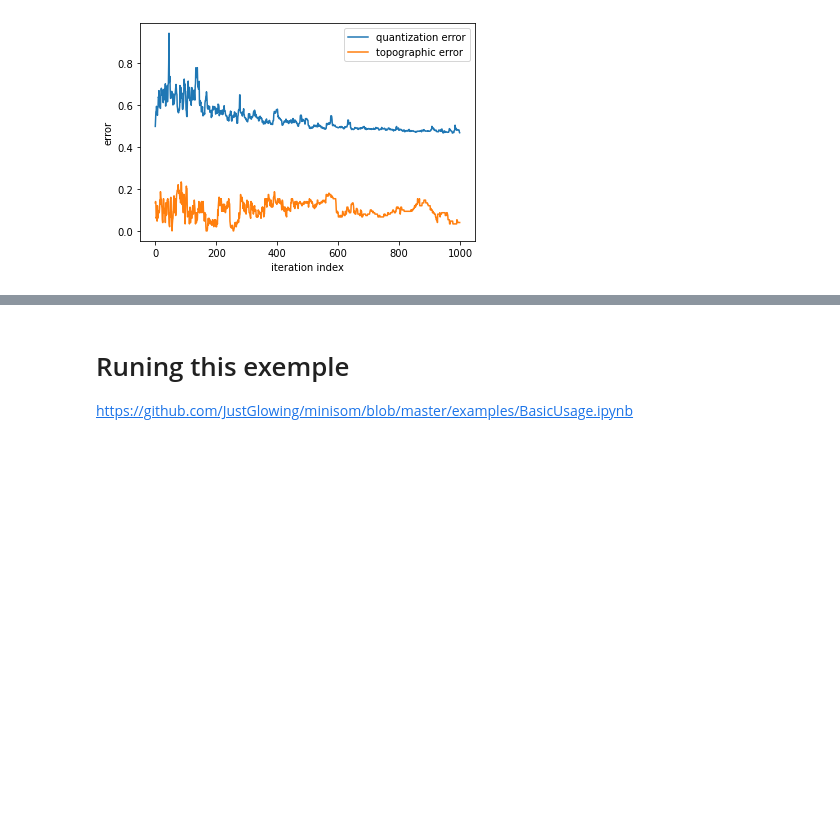
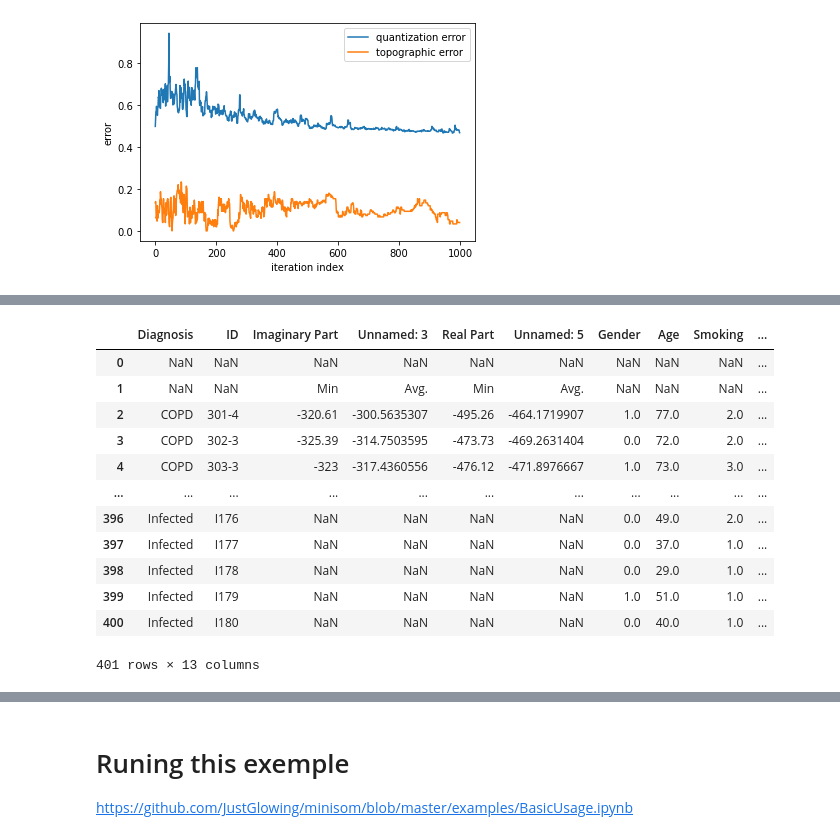
Before and after one commit to barauna-lo/Neurocomputing, a Jupyter notebook: Project_02_SOM.ipynb, the cells around one changed output, grey strips where cells are left out. Cells and saved outputs as stored; diff of their text form; code cells hidden in the pictures; blank space fills up the shorter version.

```diff
--- a/Project_02_SOM.ipynb
+++ b/Project_02_SOM.ipynb
@@ -234,0 +254,17 @@ plt.show()
+# %%
+df = pd.read_csv('Exasens.csv')
+df
+# %% [output]
+|  | Diagnosis | ID | Imaginary Part | Unnamed: 3 | Real Part | Unnamed: 5 | Gender | Age | Smoking | ... |
+| 0 | NaN | NaN | NaN | NaN | NaN | NaN | NaN | NaN | NaN | ... |
+| 1 | NaN | NaN | Min | Avg. | Min | Avg. | NaN | NaN | NaN | ... |
+| 2 | COPD | 301-4 | -320.61 | -300.5635307 | -495.26 | -464.1719907 | 1.0 | 77.0 | 2.0 | ... |
+| 3 | COPD | 302-3 | -325.39 | -314.7503595 | -473.73 | -469.2631404 | 0.0 | 72.0 | 2.0 | ... |
+| 4 | COPD | 303-3 | -323 | -317.4360556 | -476.12 | -471.8976667 | 1.0 | 73.0 | 3.0 | ... |
+| ... | ... | ... | ... | ... | ... | ... | ... | ... | ... | ... |
+| 396 | Infected | I176 | NaN | NaN | NaN | NaN | 0.0 | 49.0 | 2.0 | ... |
+| 397 | Infected | I177 | NaN | NaN | NaN | NaN | 0.0 | 37.0 | 1.0 | ... |
+| 398 | Infected | I178 | NaN | NaN | NaN | NaN | 0.0 | 29.0 | 1.0 | ... |
+| 399 | Infected | I179 | NaN | NaN | NaN | NaN | 1.0 | 51.0 | 1.0 | ... |
+| 400 | Infected | I180 | NaN | NaN | NaN | NaN | 0.0 | 40.0 | 1.0 | ... |
+401 rows × 13 columns
```
Also changed, not shown: parts of 11 cells of this notebook.
